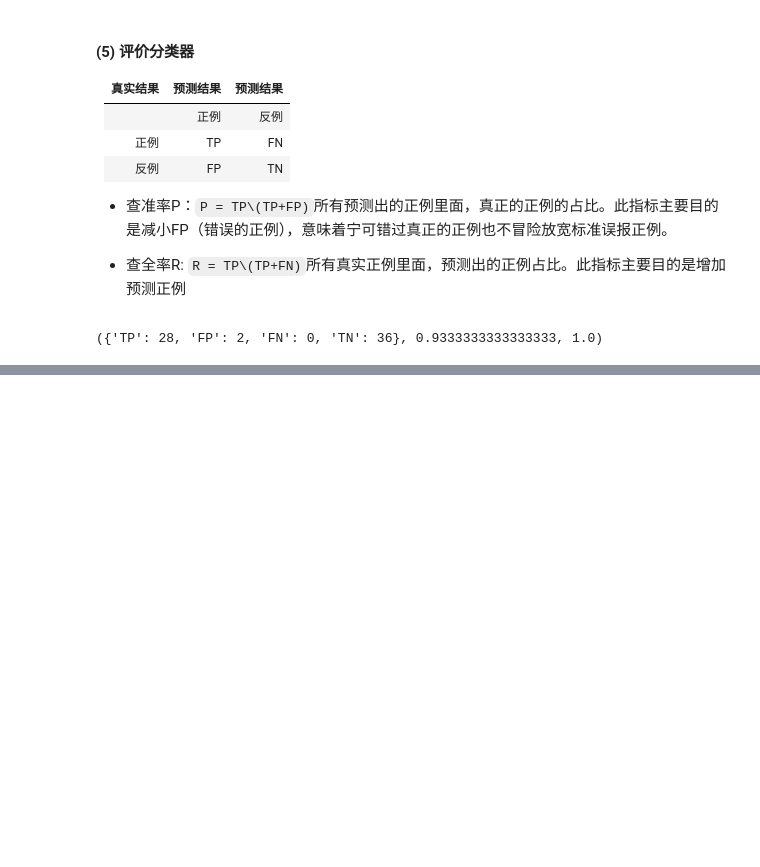
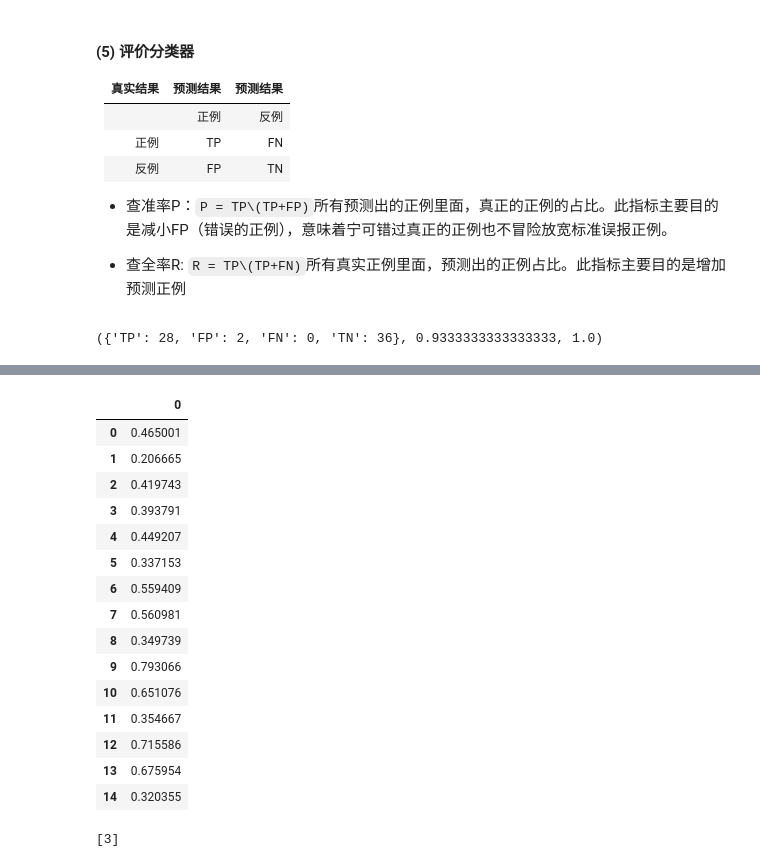
Before and after one commit to abulimity/Learn-Machine-Learning, a Jupyter notebook: CH01_KNN/KNN.ipynb, the cells around one changed output, grey strips where cells are left out. Drawn from its saved outputs; the diff is of its cells as text; code cells hidden in the pictures; blank space fills up the shorter version.

```diff
--- a/CH01_KNN/KNN.ipynb
+++ b/CH01_KNN/KNN.ipynb
@@ -325,0 +353,24 @@ classifyTestScore()
+# %%
+b.reset_index(drop=True)
+# %% [output]
+|  | 0 |
+| 0 | 0.465001 |
+| 1 | 0.206665 |
+| 2 | 0.419743 |
+| 3 | 0.393791 |
+| 4 | 0.449207 |
+| 5 | 0.337153 |
+| 6 | 0.559409 |
+| 7 | 0.560981 |
+| 8 | 0.349739 |
+| 9 | 0.793066 |
+| 10 | 0.651076 |
+| 11 | 0.354667 |
+| 12 | 0.715586 |
+| 13 | 0.675954 |
+| 14 | 0.320355 |
+# %%
+l = [x for x in range(10)]
+l[3:4]
+# %% [output]
+[3]
```
Also changed, not shown: parts of 5 cells of this notebook, 1 other file.
